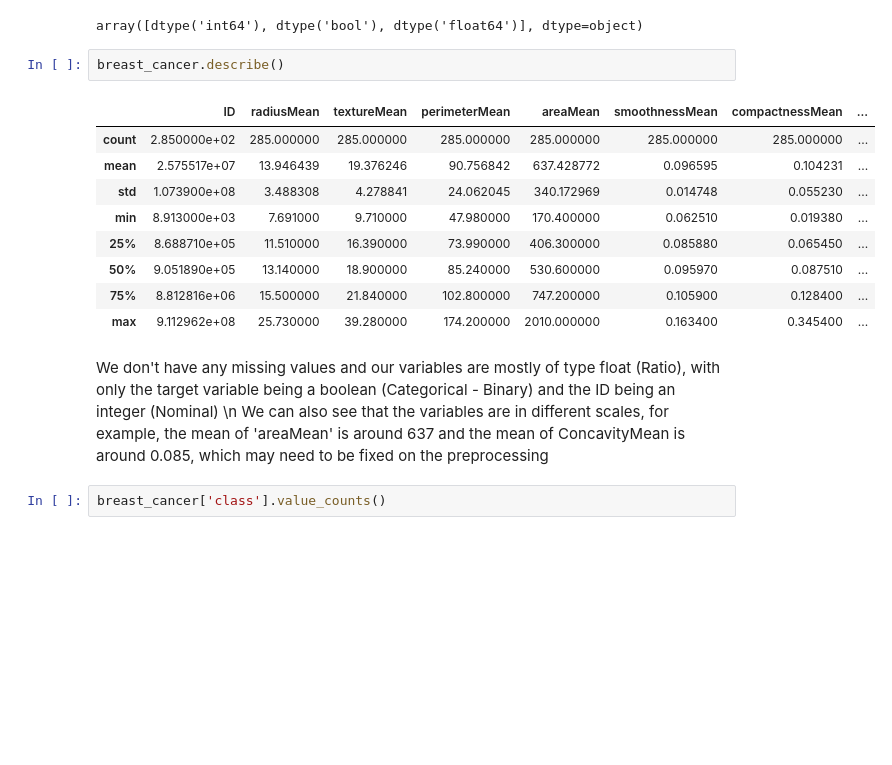
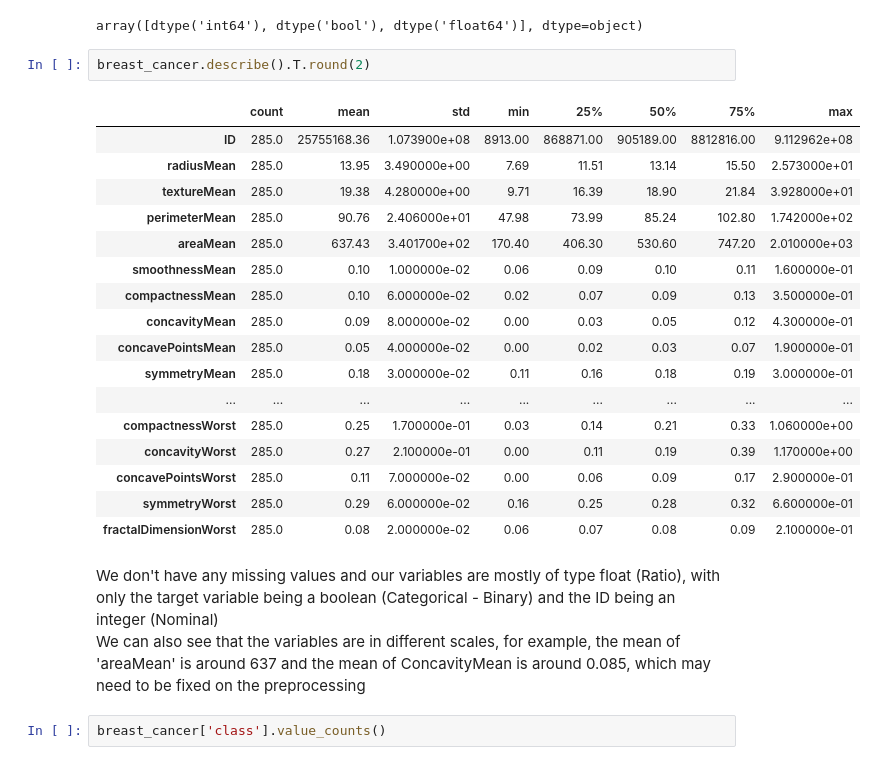
Before and after one commit to lebe1/MachineLearningCourse, a Jupyter notebook: Exercise1/data/explore_breast_cancer.ipynb, the cells around one changed output. Saved outputs shown, nothing was run; the diff lists cells and outputs as text; blank space fills up the shorter version.

```diff
--- a/Exercise1/data/explore_breast_cancer.ipynb
+++ b/Exercise1/data/explore_breast_cancer.ipynb
@@ -82,19 +97,27 @@ breast_cancer.dtypes.unique()
 # %% [output]
 array([dtype('int64'), dtype('bool'), dtype('float64')], dtype=object)
 # %%
-breast_cancer.describe()
+breast_cancer.describe().T.round(2)
 # %% [output]
-|  | ID | radiusMean | textureMean | perimeterMean | areaMean | smoothnessMean | compactnessMean | ... |
-| count | 2.850000e+02 | 285.000000 | 285.000000 | 285.000000 | 285.000000 | 285.000000 | 285.000000 | ... |
-| mean | 2.575517e+07 | 13.946439 | 19.376246 | 90.756842 | 637.428772 | 0.096595 | 0.104231 | ... |
-| std | 1.073900e+08 | 3.488308 | 4.278841 | 24.062045 | 340.172969 | 0.014748 | 0.055230 | ... |
-| min | 8.913000e+03 | 7.691000 | 9.710000 | 47.980000 | 170.400000 | 0.062510 | 0.019380 | ... |
-| 25% | 8.688710e+05 | 11.510000 | 16.390000 | 73.990000 | 406.300000 | 0.085880 | 0.065450 | ... |
-| 50% | 9.051890e+05 | 13.140000 | 18.900000 | 85.240000 | 530.600000 | 0.095970 | 0.087510 | ... |
-| 75% | 8.812816e+06 | 15.500000 | 21.840000 | 102.800000 | 747.200000 | 0.105900 | 0.128400 | ... |
-| max | 9.112962e+08 | 25.730000 | 39.280000 | 174.200000 | 2010.000000 | 0.163400 | 0.345400 | ... |
+|  | count | mean | std | min | 25% | 50% | 75% | max |
+| ID | 285.0 | 25755168.36 | 1.073900e+08 | 8913.00 | 868871.00 | 905189.00 | 8812816.00 | 9.112962e+08 |
+| radiusMean | 285.0 | 13.95 | 3.490000e+00 | 7.69 | 11.51 | 13.14 | 15.50 | 2.573000e+01 |
+| textureMean | 285.0 | 19.38 | 4.280000e+00 | 9.71 | 16.39 | 18.90 | 21.84 | 3.928000e+01 |
+| perimeterMean | 285.0 | 90.76 | 2.406000e+01 | 47.98 | 73.99 | 85.24 | 102.80 | 1.742000e+02 |
+| areaMean | 285.0 | 637.43 | 3.401700e+02 | 170.40 | 406.30 | 530.60 | 747.20 | 2.010000e+03 |
+| smoothnessMean | 285.0 | 0.10 | 1.000000e-02 | 0.06 | 0.09 | 0.10 | 0.11 | 1.600000e-01 |
+| compactnessMean | 285.0 | 0.10 | 6.000000e-02 | 0.02 | 0.07 | 0.09 | 0.13 | 3.500000e-01 |
+| concavityMean | 285.0 | 0.09 | 8.000000e-02 | 0.00 | 0.03 | 0.05 | 0.12 | 4.300000e-01 |
+| concavePointsMean | 285.0 | 0.05 | 4.000000e-02 | 0.00 | 0.02 | 0.03 | 0.07 | 1.900000e-01 |
+| symmetryMean | 285.0 | 0.18 | 3.000000e-02 | 0.11 | 0.16 | 0.18 | 0.19 | 3.000000e-01 |
+| ... | ... | ... | ... | ... | ... | ... | ... | ... |
+| compactnessWorst | 285.0 | 0.25 | 1.700000e-01 | 0.03 | 0.14 | 0.21 | 0.33 | 1.060000e+00 |
+| concavityWorst | 285.0 | 0.27 | 2.100000e-01 | 0.00 | 0.11 | 0.19 | 0.39 | 1.170000e+00 |
+| concavePointsWorst | 285.0 | 0.11 | 7.000000e-02 | 0.00 | 0.06 | 0.09 | 0.17 | 2.900000e-01 |
+| symmetryWorst | 285.0 | 0.29 | 6.000000e-02 | 0.16 | 0.25 | 0.28 | 0.32 | 6.600000e-01 |
+| fractalDimensionWorst | 285.0 | 0.08 | 2.000000e-02 | 0.06 | 0.07 | 0.08 | 0.09 | 2.100000e-01 |
 # %% [markdown]
-We don't have any missing values and our variables are mostly of type float (Ratio), with only the target variable being a boolean (Categorical - Binary) and the ID being an integer (Nominal) \n
+We don't have any missing values and our variables are mostly of type float (Ratio), with only the target variable being a boolean (Categorical - Binary) and the ID being an integer (Nominal) <br />
 We can also see that the variables are in different scales, for example, the mean of 'areaMean' is around 637 and the mean of ConcavityMean is around 0.085, which may need to be fixed on the preprocessing
 # %%
 breast_cancer['class'].value_counts()
```
Also changed, not shown: parts of 18 cells of this notebook, 1 other file.
